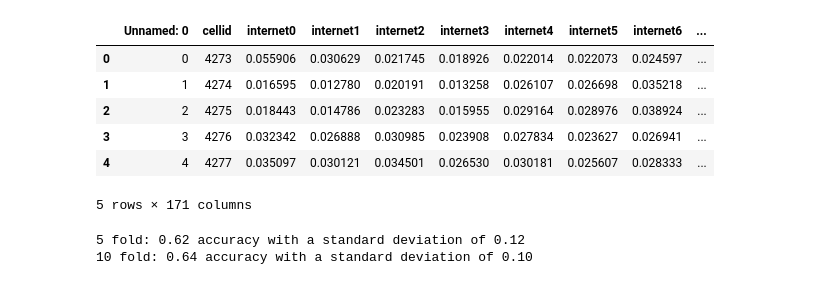
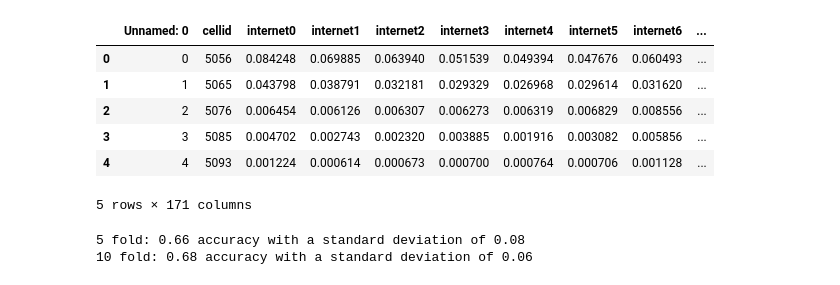
Before and after one commit to mendozamanu/milan-mobility, a Jupyter notebook: kNN-week.ipynb, the cells around one changed output. Saved outputs shown, nothing was run; the diff lists cells and outputs as text; code cells hidden in the pictures.

```diff
--- a/kNN-week.ipynb
+++ b/kNN-week.ipynb
@@ -104,13 +105,13 @@ print("10 fold: %0.2f accuracy with a standard deviation of %0.2f" % (scores2.me
 # %%
-data = pd.read_csv("./classif/weekly10x10/classif10x10week_internet.csv")
+data = pd.read_csv("./classif/randomgrid/classif-randomgridweek_internet.csv")
 data.head()
 # %% [output]
 |  | Unnamed: 0 | cellid | internet0 | internet1 | internet2 | internet3 | internet4 | internet5 | internet6 | ... |
-| 0 | 0 | 4273 | 0.055906 | 0.030629 | 0.021745 | 0.018926 | 0.022014 | 0.022073 | 0.024597 | ... |
-| 1 | 1 | 4274 | 0.016595 | 0.012780 | 0.020191 | 0.013258 | 0.026107 | 0.026698 | 0.035218 | ... |
-| 2 | 2 | 4275 | 0.018443 | 0.014786 | 0.023283 | 0.015955 | 0.029164 | 0.028976 | 0.038924 | ... |
-| 3 | 3 | 4276 | 0.032342 | 0.026888 | 0.030985 | 0.023908 | 0.027834 | 0.023627 | 0.026941 | ... |
-| 4 | 4 | 4277 | 0.035097 | 0.030121 | 0.034501 | 0.026530 | 0.030181 | 0.025607 | 0.028333 | ... |
+| 0 | 0 | 5056 | 0.084248 | 0.069885 | 0.063940 | 0.051539 | 0.049394 | 0.047676 | 0.060493 | ... |
+| 1 | 1 | 5065 | 0.043798 | 0.038791 | 0.032181 | 0.029329 | 0.026968 | 0.029614 | 0.031620 | ... |
+| 2 | 2 | 5076 | 0.006454 | 0.006126 | 0.006307 | 0.006273 | 0.006319 | 0.006829 | 0.008556 | ... |
+| 3 | 3 | 5085 | 0.004702 | 0.002743 | 0.002320 | 0.003885 | 0.001916 | 0.003082 | 0.005856 | ... |
+| 4 | 4 | 5093 | 0.001224 | 0.000614 | 0.000673 | 0.000700 | 0.000764 | 0.000706 | 0.001128 | ... |
 5 rows × 171 columns
 # %%
 y = data.iloc[:,170]
@@ -123,5 +124,5 @@ scores2 = cross_val_score(knn, x, y, cv=10)
 print("5 fold: %0.2f accuracy with a standard deviation of %0.2f" % (scores1.mean(), scores1.std()))
 print("10 fold: %0.2f accuracy with a standard deviation of %0.2f" % (scores2.mean(), scores2.std()))
 # %% [output]
-5 fold: 0.62 accuracy with a standard deviation of 0.12
-10 fold: 0.64 accuracy with a standard deviation of 0.10
+5 fold: 0.66 accuracy with a standard deviation of 0.08
+10 fold: 0.68 accuracy with a standard deviation of 0.06
```
Also changed, not shown: parts of 12 cells of this notebook, 23 other files.
